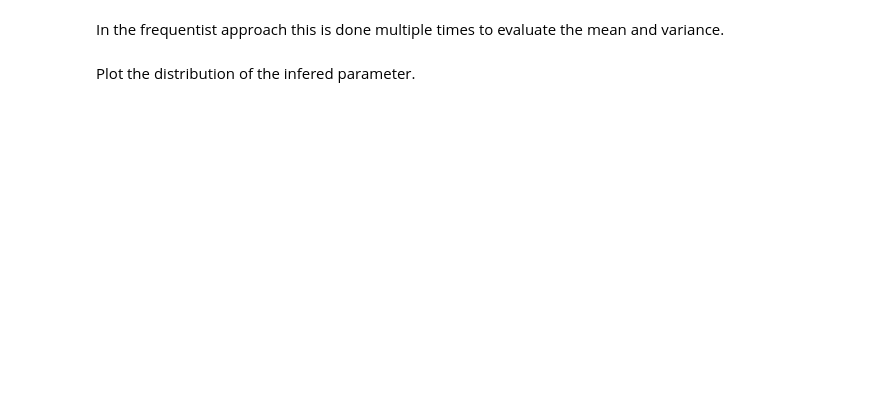
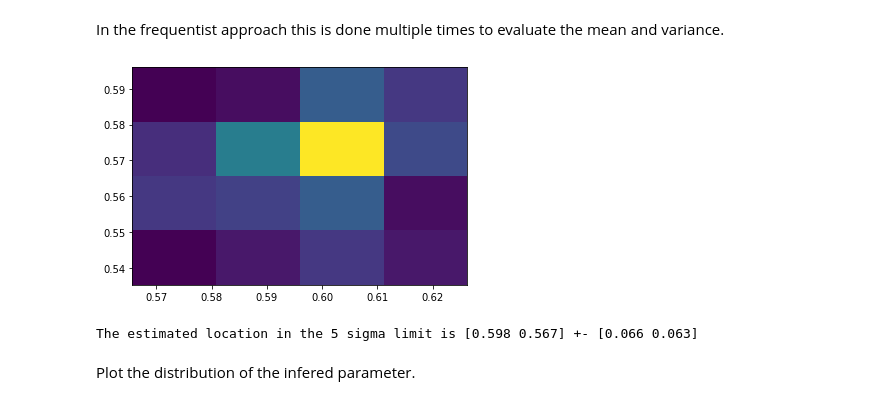
Before and after one commit to leonrenn/datascience_seminar, a Jupyter notebook: ParameterizedNeuralNetwork/2D/parameter_inference_2d.ipynb, the cells around one changed output. Saved outputs shown, nothing was run; the diff lists cells and outputs as text; code cells hidden in the pictures; blank space fills up the shorter version.

```diff
--- a/ParameterizedNeuralNetwork/2D/parameter_inference_2d.ipynb
+++ b/ParameterizedNeuralNetwork/2D/parameter_inference_2d.ipynb
@@ -110,2 +160,11 @@ In the frequentist approach this is done multiple times to evaluate the mean and
+# %%
+theta_arr = np.array(theta)
+plt.hist2d(theta_arr[:, 0], theta_arr[:, 1], bins=[4,4])
+plt.show()
+
+print(f"The estimated location in the 5 sigma limit is {np.round(np.mean(theta_arr, axis=0),3)} +- {np.round(5 * np.std(theta_arr, axis=0), 3)}")
+# %% [output]
+[figure, added]
+The estimated location in the 5 sigma limit is [0.598 0.567] +- [0.066 0.063]
 # %% [markdown]
 Plot the distribution of the infered parameter.
```
Also changed, not shown: parts of 4 cells of this notebook, 1 other file.
